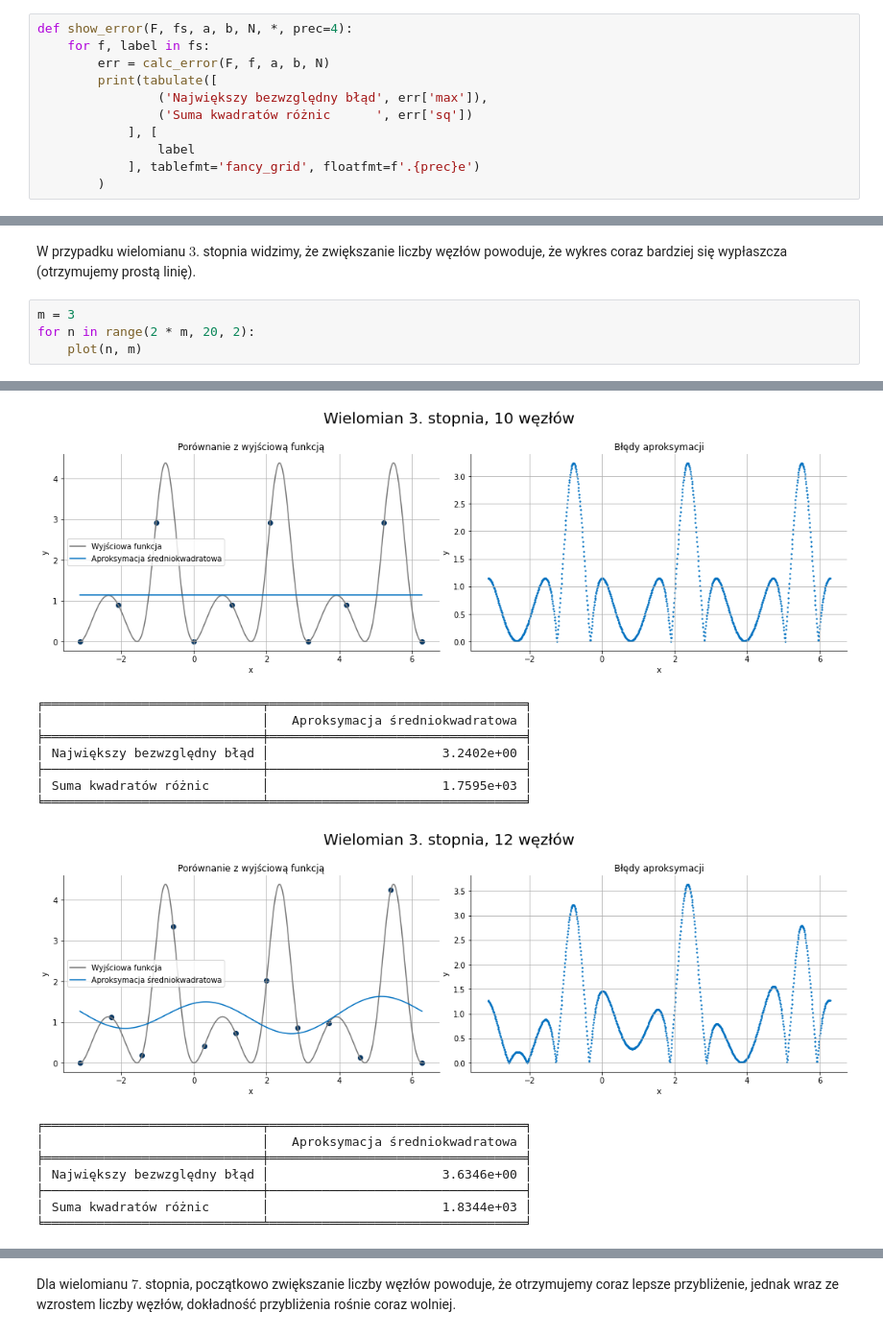
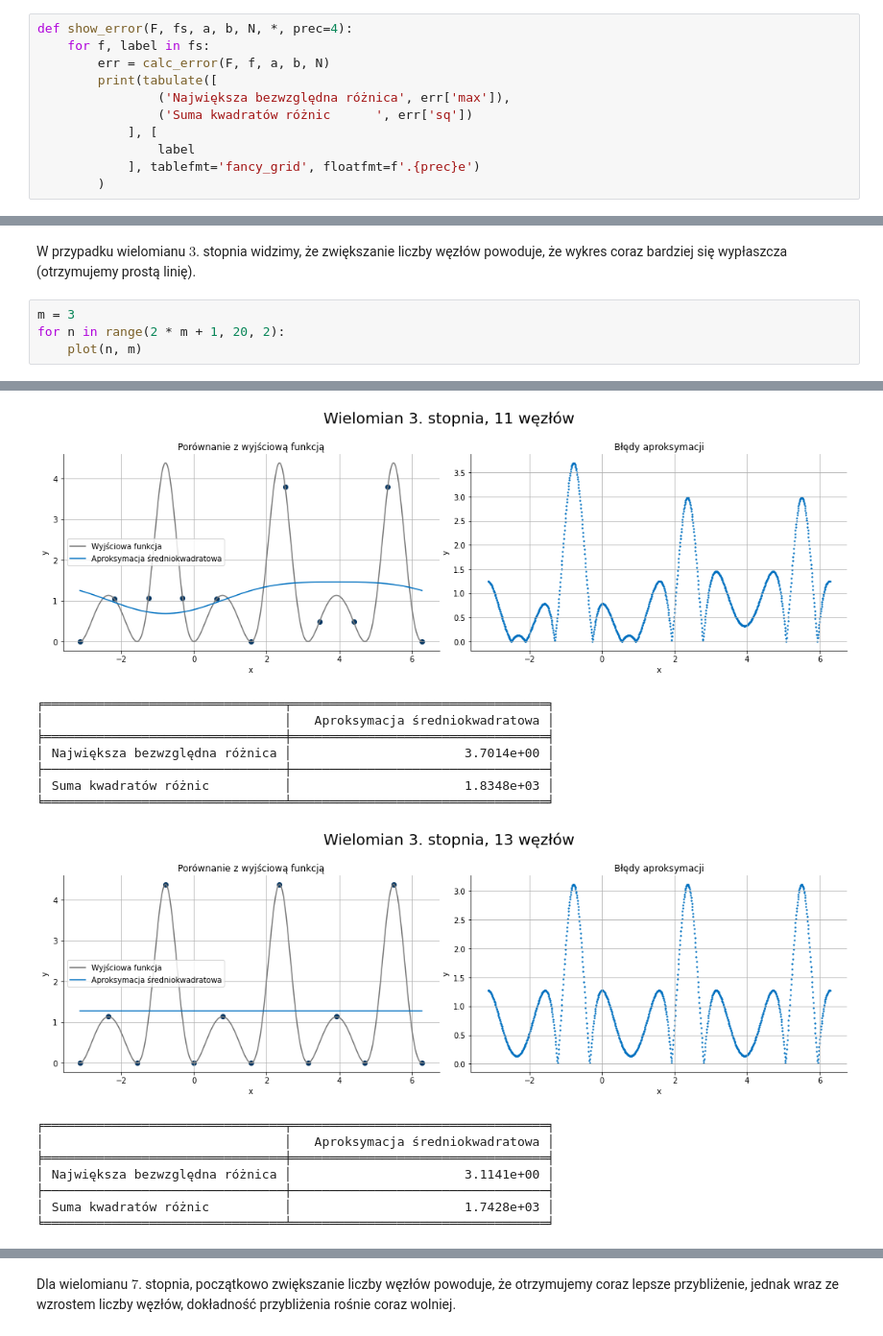
Before and after one commit to MatiPl01/Metody-Obliczeniowe-w-Nauce-i-Technice, a Jupyter notebook: 6. Laboratorium/MOwNiT - Aproksymacja średniokwadratowa trygonometryczna.ipynb, the cells around one changed output, grey strips where cells are left out. Shown at 96% size. Drawn from its saved outputs; the diff is of its cells as text.

```diff
--- a/6. Laboratorium/MOwNiT - Aproksymacja średniokwadratowa trygonometryczna.ipynb
+++ b/6. Laboratorium/MOwNiT - Aproksymacja średniokwadratowa trygonometryczna.ipynb
@@ -68,7 +68,7 @@ def show_error(F, fs, a, b, N, *, prec=4):
     for f, label in fs:
         err = calc_error(F, f, a, b, N)
         print(tabulate([
-                ('Największy bezwzględny błąd', err['max']),
+                ('Największa bezwzględna różnica', err['max']),
                 ('Suma kwadratów różnic      ', err['sq'])
             ], [
                 label
@@ -607,6 +607,6 @@ for m in (3, 7, 18, 33, 50):
 W przypadku wielomianu $3$. stopnia widzimy, że zwiększanie liczby węzłów powoduje, że wykres coraz bardziej się wypłaszcza (otrzymujemy prostą linię).
 # %%
 m = 3
-for n in range(2 * m, 20, 2):
+for n in range(2 * m + 1, 20, 2):
     plot(n, m)
 # %% [output]
@@ -629,16 +629,16 @@ for n in range(2 * m, 20, 2):
-[figure, old version]
+[figure, new version]
-╒═════════════════════════════╤══════════════════════════════════╕
-│                             │   Aproksymacja średniokwadratowa │
-╞═════════════════════════════╪══════════════════════════════════╡
-│ Największy bezwzględny błąd │                       3.2402e+00 │
-├─────────────────────────────┼──────────────────────────────────┤
-│ Suma kwadratów różnic       │                       1.7595e+03 │
-╘═════════════════════════════╧══════════════════════════════════╛
+╒════════════════════════════════╤══════════════════════════════════╕
+│                                │   Aproksymacja średniokwadratowa │
+╞════════════════════════════════╪══════════════════════════════════╡
+│ Największa bezwzględna różnica │                       3.7014e+00 │
+├────────────────────────────────┼──────────────────────────────────┤
+│ Suma kwadratów różnic          │                       1.8348e+03 │
+╘════════════════════════════════╧══════════════════════════════════╛
-[figure, old version]
+[figure, new version]
-╒═════════════════════════════╤══════════════════════════════════╕
-│                             │   Aproksymacja średniokwadratowa │
-╞═════════════════════════════╪══════════════════════════════════╡
-│ Największy bezwzględny błąd │                       3.6346e+00 │
-├─────────────────────────────┼──────────────────────────────────┤
-│ Suma kwadratów różnic       │                       1.8344e+03 │
-╘═════════════════════════════╧══════════════════════════════════╛
+╒════════════════════════════════╤══════════════════════════════════╕
+│                                │   Aproksymacja średniokwadratowa │
+╞════════════════════════════════╪══════════════════════════════════╡
+│ Największa bezwzględna różnica │                       3.1141e+00 │
+├────────────────────────────────┼──────────────────────────────────┤
+│ Suma kwadratów różnic          │                       1.7428e+03 │
+╘════════════════════════════════╧══════════════════════════════════╛
```
Also changed, not shown: parts of 35 cells of this notebook, 2 other files.
